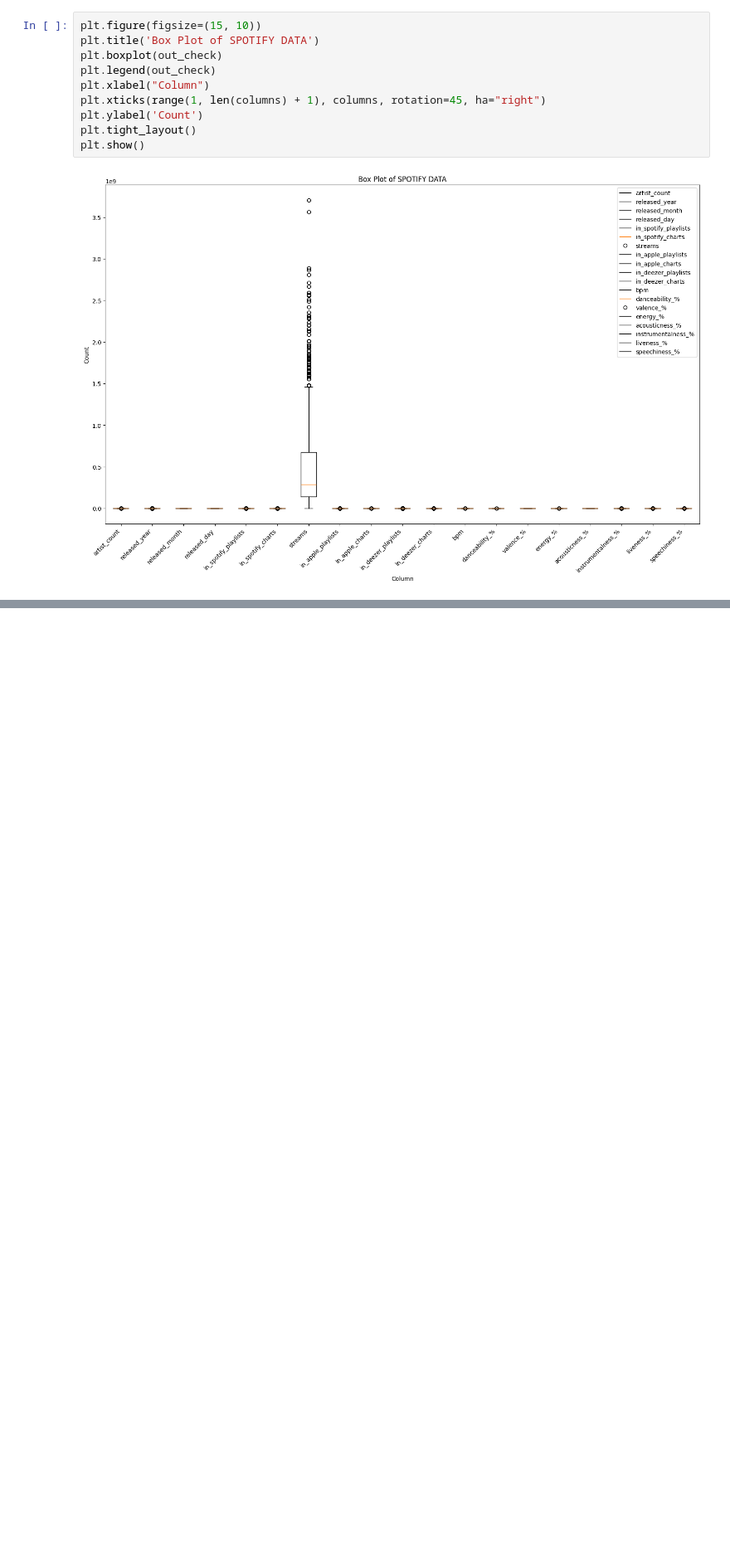
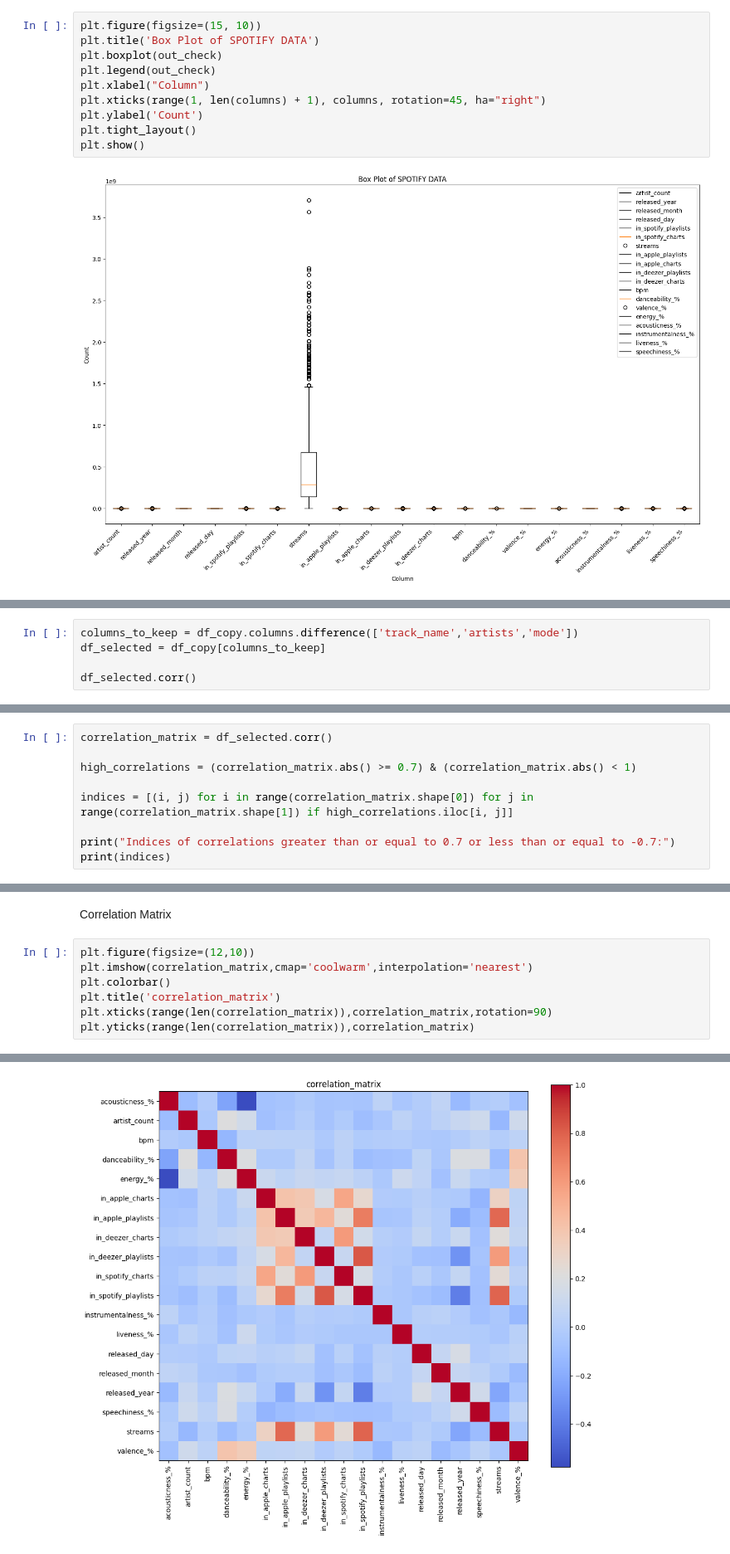
Before and after one commit to i-ap5/FamBus, a Jupyter notebook: famBus.ipynb, the cells around one changed output, grey strips where cells are left out. Shown at 83% size. Drawn from its saved outputs; the diff is of its cells as text; blank space fills up the shorter version.

Commit message:
Correlation Initiated

```diff
--- a/famBus.ipynb
+++ b/famBus.ipynb
@@ -681,0 +769,5 @@ plt.show()
+# %%
+columns_to_keep = df_copy.columns.difference(['track_name','artists','mode'])
+df_selected = df_copy[columns_to_keep]
+
+df_selected.corr()
@@ -681,0 +794,9 @@ plt.show()
+# %%
+correlation_matrix = df_selected.corr()
+
+high_correlations = (correlation_matrix.abs() >= 0.7) & (correlation_matrix.abs() < 1)
+
+indices = [(i, j) for i in range(correlation_matrix.shape[0]) for j in range(correlation_matrix.shape[1]) if high_correlations.iloc[i, j]]
+
+print("Indices of correlations greater than or equal to 0.7 or less than or equal to -0.7:")
+print(indices)
@@ -681,0 +848,10 @@ plt.show()
+# %% [markdown]
+Correlation Matrix
+# %%
+plt.figure(figsize=(12,10))
+plt.imshow(correlation_matrix,cmap='coolwarm',interpolation='nearest')
+plt.colorbar()
+plt.title('correlation_matrix')
+plt.xticks(range(len(correlation_matrix)),correlation_matrix,rotation=90)
+plt.yticks(range(len(correlation_matrix)),correlation_matrix)
+# %% [output]
@@ -681,0 +875 @@ plt.show()
+[figure, added]
```
Also changed, not shown: parts of 32 cells of this notebook, 1 other file.
